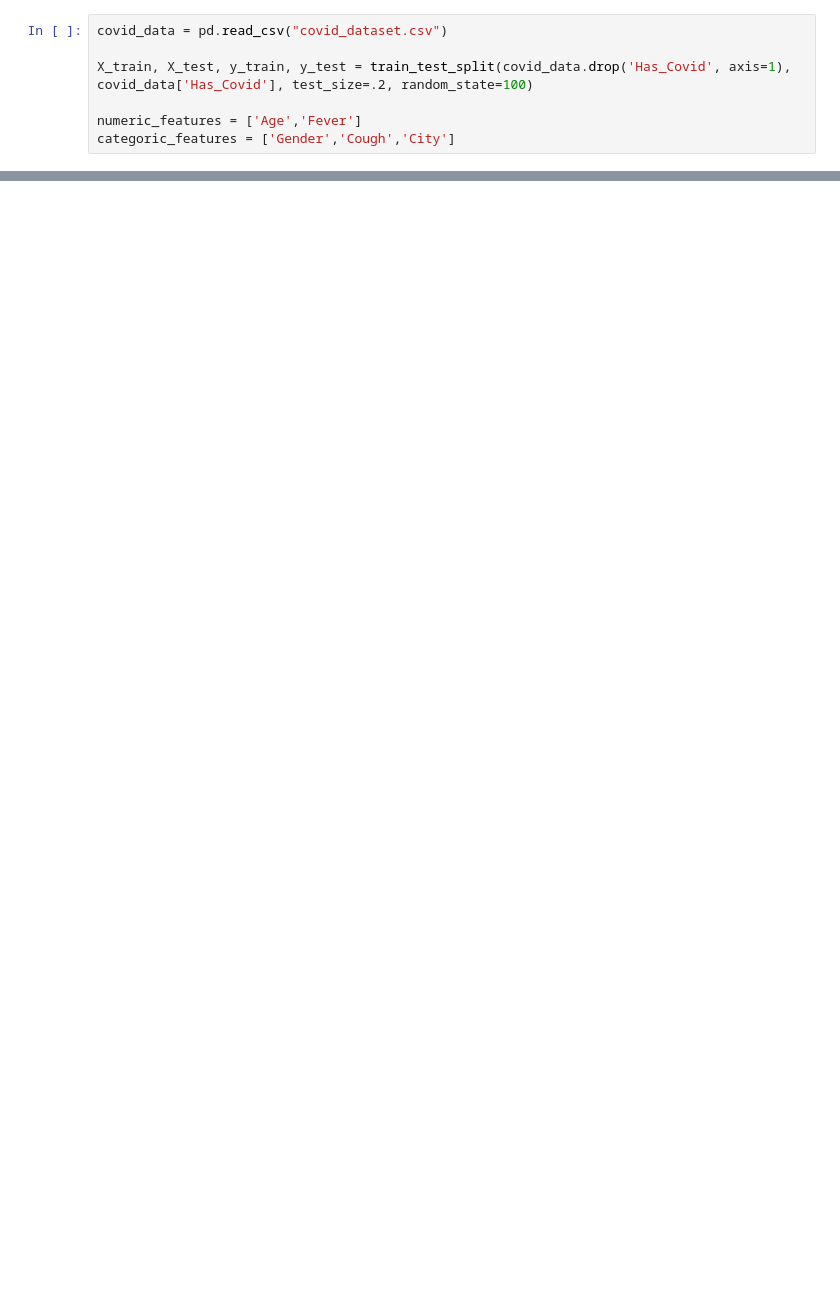
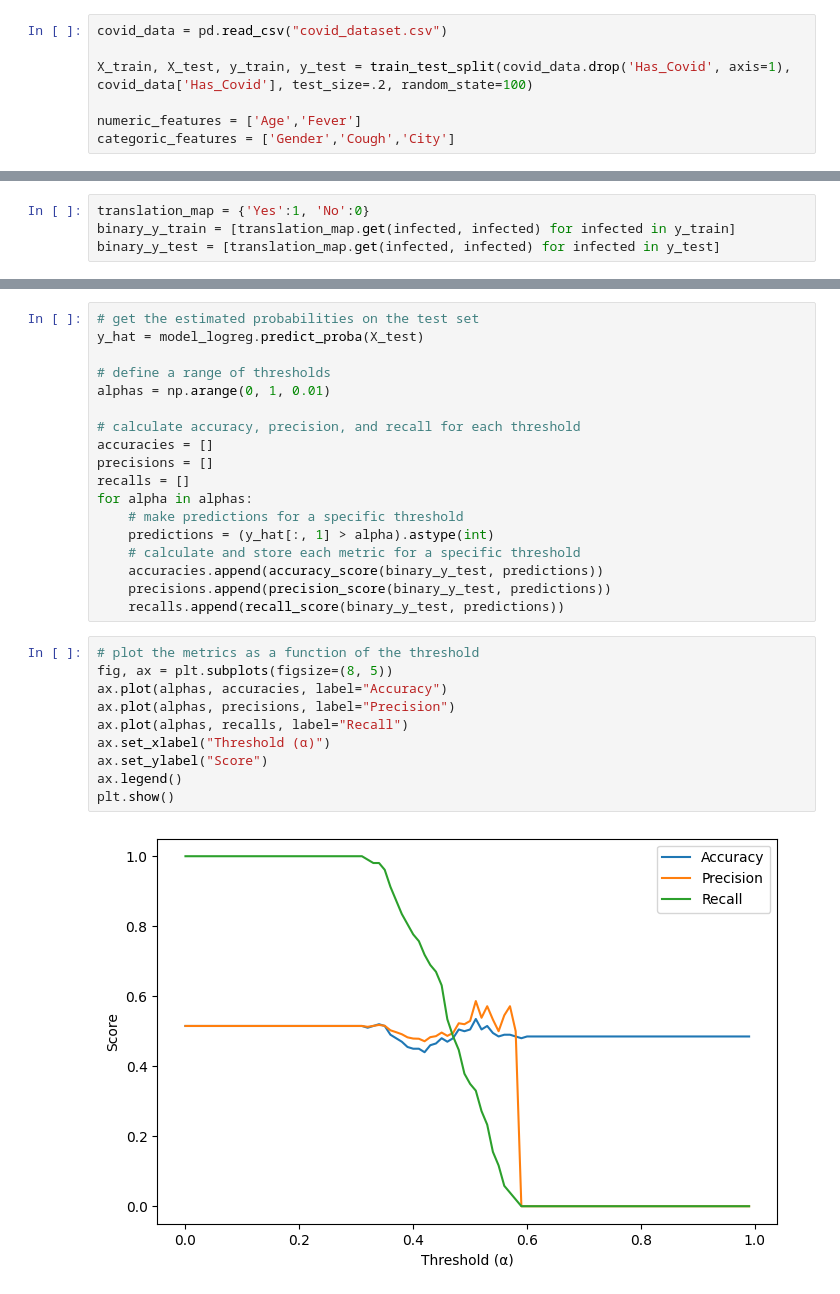
Before and after one commit to austinkirwin/public-projects, a Jupyter notebook: Python_projects/Covid_cases_India/Model Testing.ipynb, the cells around one changed output, grey strips where cells are left out. Drawn from its saved outputs; the diff is of its cells as text; blank space fills up the shorter version.

```diff
--- a/Python_projects/Covid_cases_India/Model Testing.ipynb
+++ b/Python_projects/Covid_cases_India/Model Testing.ipynb
@@ -88,0 +116,4 @@ GridSearchCV(cv=5,
+# %%
+translation_map = {'Yes':1, 'No':0}
+binary_y_train = [translation_map.get(infected, infected) for infected in y_train]
+binary_y_test = [translation_map.get(infected, infected) for infected in y_test]
@@ -88,0 +158,30 @@ GridSearchCV(cv=5,
+# %%
+# get the estimated probabilities on the test set
+y_hat = model_logreg.predict_proba(X_test)
+
+# define a range of thresholds
+alphas = np.arange(0, 1, 0.01)
+
+# calculate accuracy, precision, and recall for each threshold
+accuracies = []
+precisions = []
+recalls = []
+for alpha in alphas:
+    # make predictions for a specific threshold
+    predictions = (y_hat[:, 1] > alpha).astype(int)
+    # calculate and store each metric for a specific threshold
+    accuracies.append(accuracy_score(binary_y_test, predictions))
+    precisions.append(precision_score(binary_y_test, predictions))
+    recalls.append(recall_score(binary_y_test, predictions))
+# %%
+# plot the metrics as a function of the threshold
+fig, ax = plt.subplots(figsize=(8, 5))
+ax.plot(alphas, accuracies, label="Accuracy")
+ax.plot(alphas, precisions, label="Precision")
+ax.plot(alphas, recalls, label="Recall")
+ax.set_xlabel("Threshold (α)")
+ax.set_ylabel("Score")
+ax.legend()
+plt.show()
+# %% [output]
+[figure, added]
```
Also changed, not shown: parts of 17 cells of this notebook, 4 other files.
